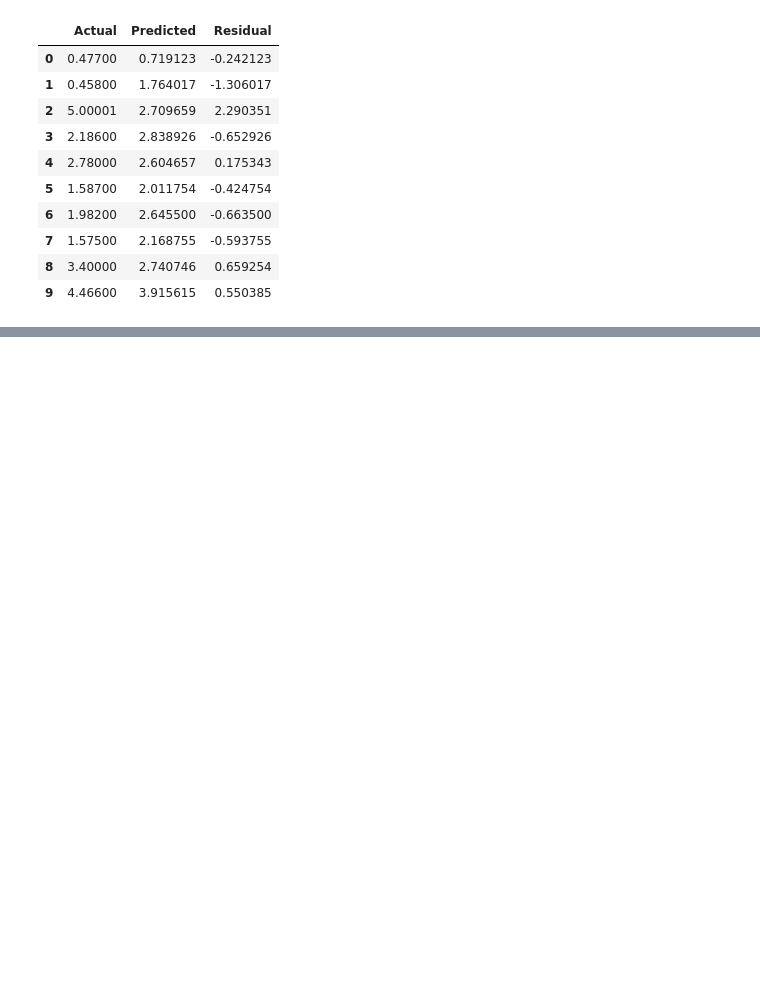
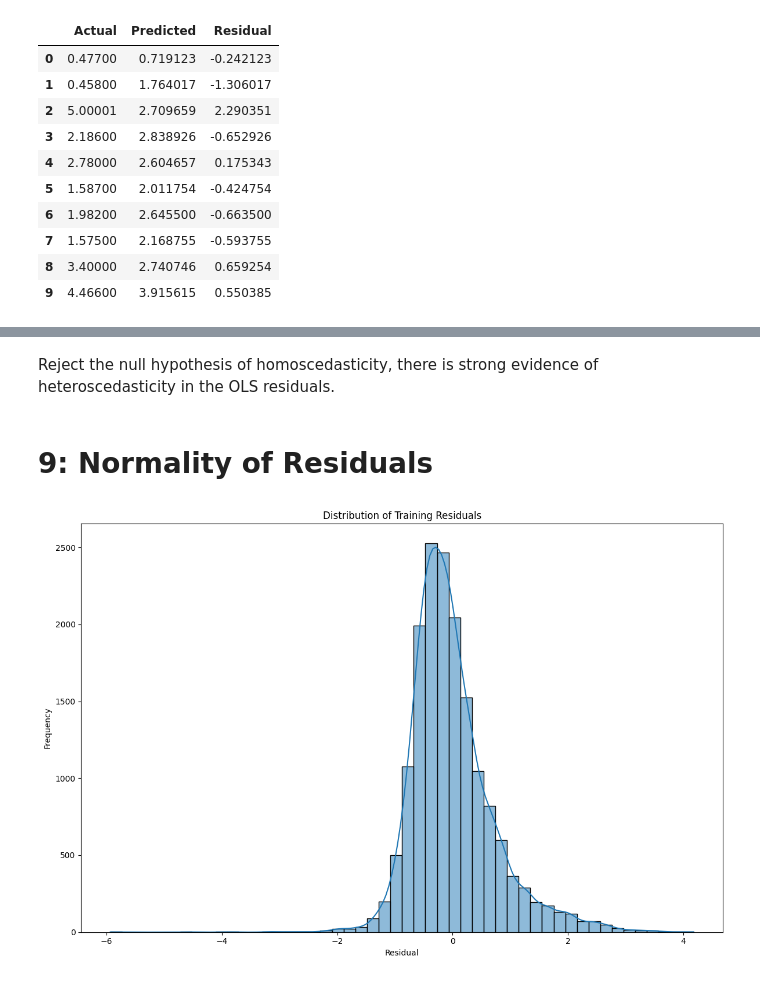
Before and after one commit to CH-CHISAKA/Machine_Learning_and_Data_Science, a Jupyter notebook: 04-assignments/03-assignment/california_housing.ipynb, the cells around one changed output, grey strips where cells are left out. Saved outputs shown, nothing was run; the diff lists cells and outputs as text; code cells hidden in the pictures; blank space fills up the shorter version.

```diff
--- a/04-assignments/03-assignment/california_housing.ipynb
+++ b/04-assignments/03-assignment/california_housing.ipynb
@@ -282,0 +376,23 @@ display(results.head(10))
+# %% [markdown]
+Reject the null hypothesis of homoscedasticity, there is strong evidence of heteroscedasticity in the OLS residuals.
+# %% [markdown]
+# 9: Normality of Residuals
+# %%
+### --- Histogram ----
+
+plt.figure(figsize=(12, 8))
+
+sns.histplot(
+    residuals,
+    bins=50,
+    kde=True
+)
+
+plt.title("Distribution of Training Residuals")
+plt.xlabel("Residual")
+plt.ylabel("Frequency")
+
+plt.tight_layout()
+plt.show()
+# %% [output]
+[figure, added]
```
Also changed, not shown: parts of 21 cells of this notebook.
